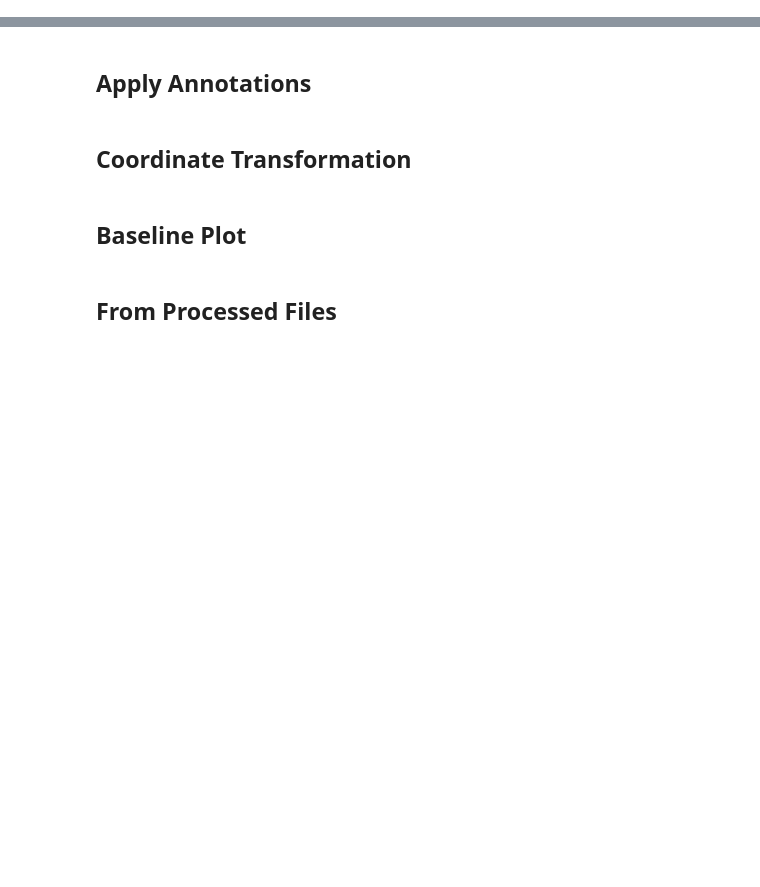
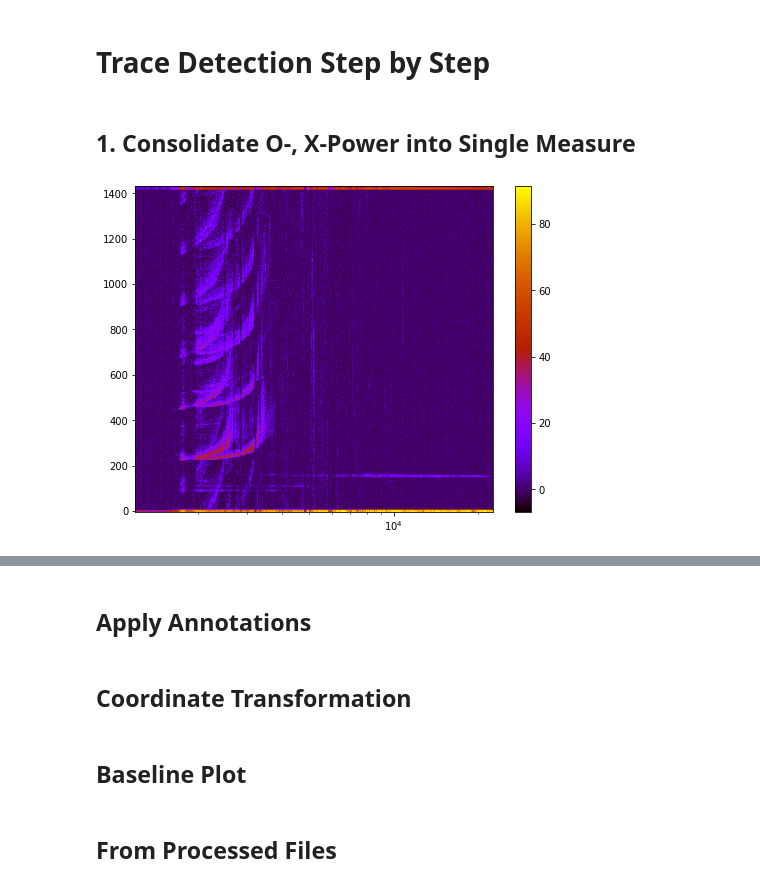
Before and after one commit to kevinmcmanus/vipir, a Jupyter notebook: notebooks/image.ipynb, the cells around one changed output, grey strips where cells are left out. Drawn from its saved outputs; the diff is of its cells as text; code cells hidden in the pictures; blank space fills up the shorter version.

```diff
--- a/notebooks/image.ipynb
+++ b/notebooks/image.ipynb
@@ -31,0 +21,22 @@ cdf.station_location
+# %% [markdown]
+# Trace Detection Step by Step
+# %% [markdown]
+## 1. Consolidate O-, X-Power into Single Measure
+# %%
+thresh = 3.0 #db; threshold by which x-power must exceed o-power to show up on graph
+
+#get the powers
+x_pwr = cdf.snr('X_mode_power')
+o_pwr = cdf.snr('O_mode_power')
+
+#choose between x- and o- power
+pwr = np.where(x_pwr >= o_pwr+thresh, x_pwr, o_pwr)
+
+
+fig = plt.figure(figsize=(8,6))
+ax = fig.add_subplot()
+pcm = ax.pcolormesh(cdf.freq, cdf.rng, pwr.T, cmap='gnuplot')
+fig.colorbar(pcm)
+ax.set_xscale('log')
+# %% [output]
+[figure, added]
```
Also changed, not shown: parts of 20 cells of this notebook.
